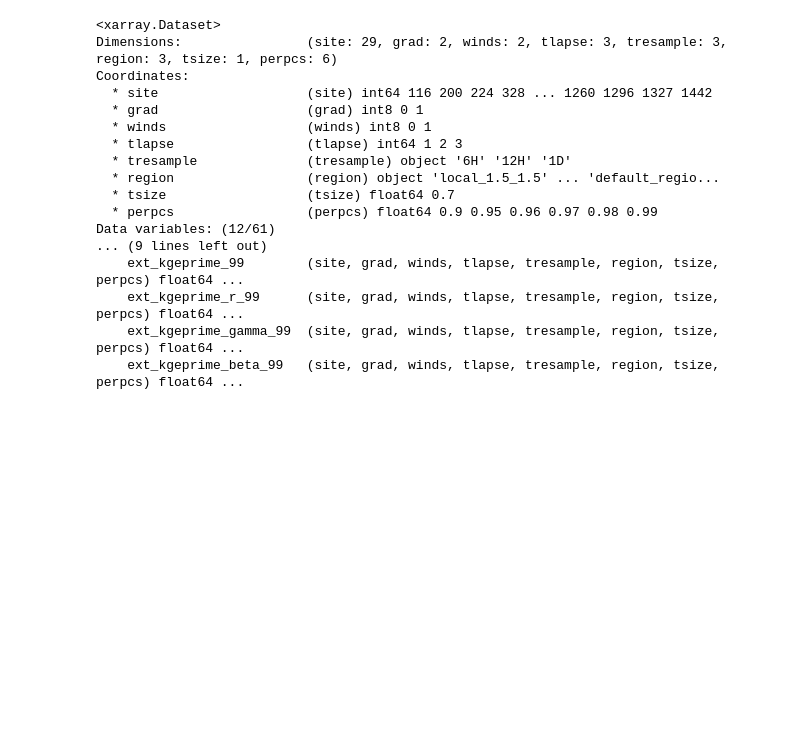
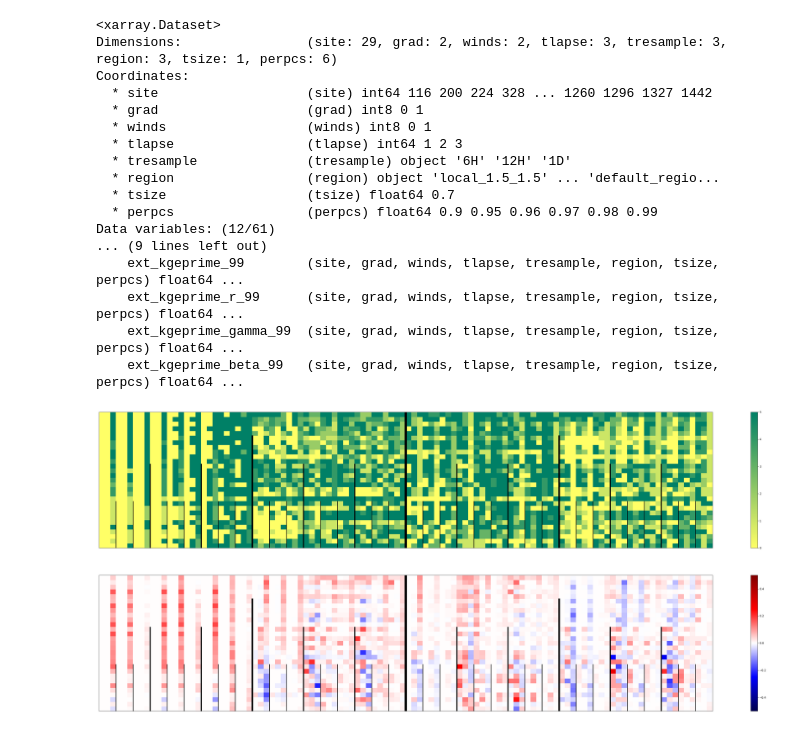
Before and after one commit to javitausia/geocean-nz-ss, a Jupyter notebook: notebooks/models_results.ipynb, the cells around one changed output. Cells and saved outputs as stored; diff of their text form; code cells hidden in the pictures; blank space fills up the shorter version.

Commit message:
updated models results with PC plots

```diff
--- a/notebooks/models_results.ipynb
+++ b/notebooks/models_results.ipynb
@@ -143,3 +143,27 @@ Data variables: (12/61)
     ext_kgeprime_r_99      (site, grad, winds, tlapse, tresample, region, tsize, perpcs) float64 ...
     ext_kgeprime_gamma_99  (site, grad, winds, tlapse, tresample, region, tsize, perpcs) float64 ...
     ext_kgeprime_beta_99   (site, grad, winds, tlapse, tresample, region, tsize, perpcs) float64 ...
+# %%
+import numpy as np
+import matplotlib.pyplot as plt
+from matplotlib.colors import ListedColormap
+
+fig, axes = plt.subplots(figsize=(50,20),nrows=2)
+pc1 = axes[0].pcolor(
+    linear_stats.kgeprime.argmax(axis=7).values.reshape(29,-1),cmap='summer_r'
+)
+fig.colorbar(pc1,ax=axes[0])
+pc2 = axes[1].pcolor(
+    (linear_stats.kgeprime.isel(perpcs=1)-linear_stats.kgeprime.isel(perpcs=0)).values.reshape(29,-1),
+    cmap='seismic',vmin=-0.5,vmax=0.5
+)
+fig.colorbar(pc2,ax=axes[1])
+for ax in axes:
+    for xline,vs,lws in zip( # add lines to better visualization
+        [np.arange(0,108,54)[1:],np.arange(0,108,27)[1:],np.arange(0,108,9)[1:],np.arange(0,108,3)[1:]],
+        [29,24,18,10],[8,6,4,2]
+    ):
+        ax.vlines(xline,lw=lws,colors='k',ymax=vs,ymin=0)
+        ax.set_xticks([]), ax.set_yticks([])
+# %% [output]
+[figure, added]
```
